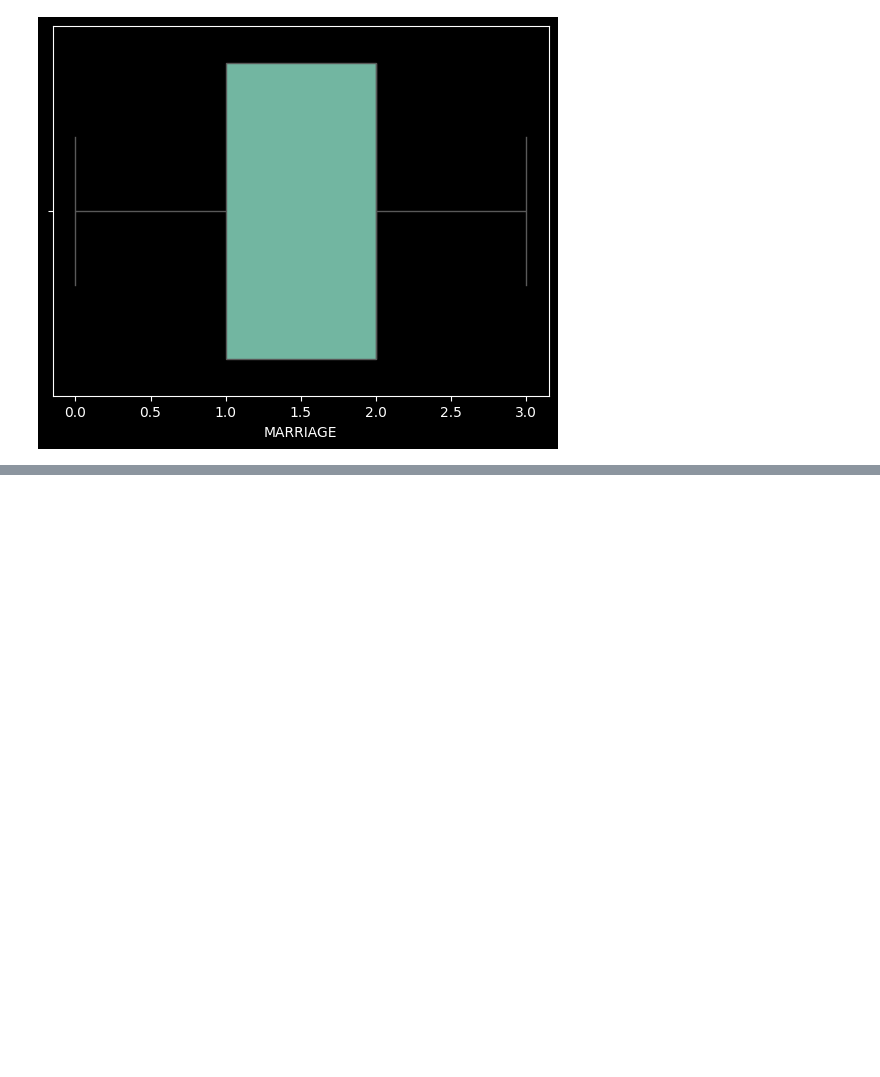
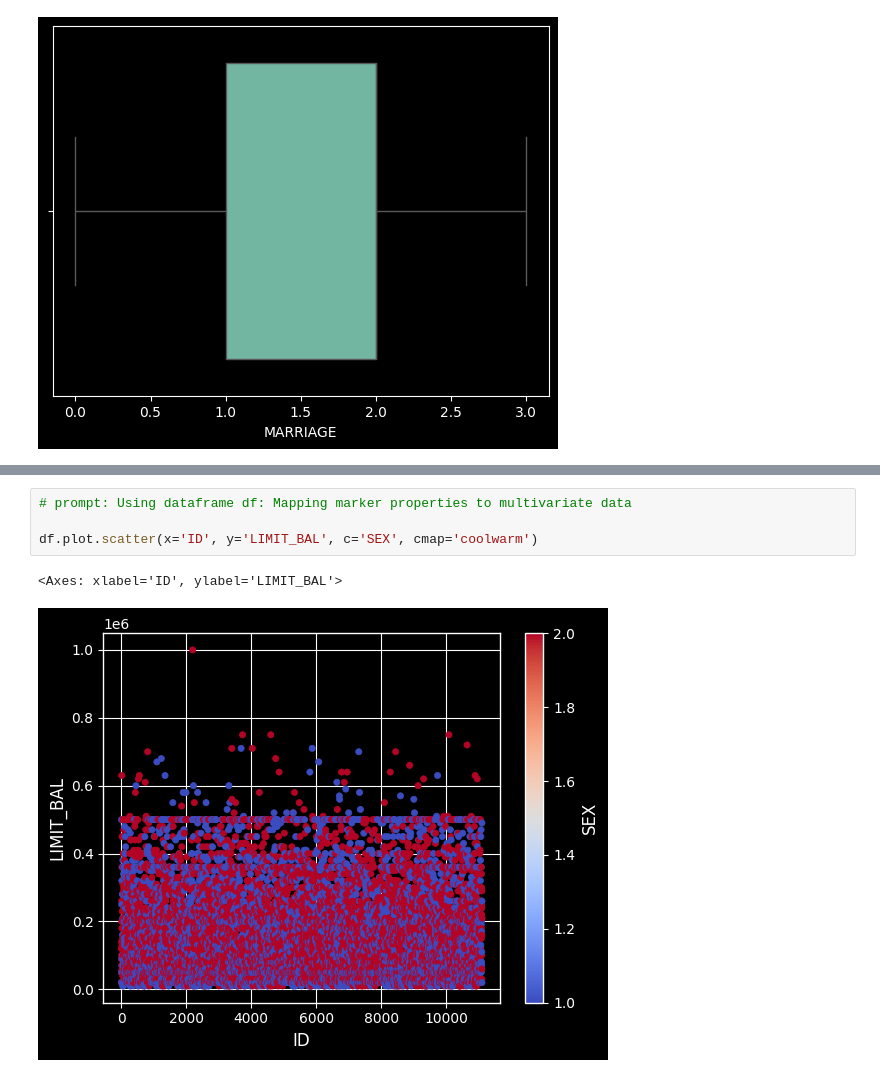
Before and after one commit to awaiskhan005/DATA-SCIENCE-AND-AI-, a Jupyter notebook: Credit_card_fraud_data_project.ipynb, the cells around one changed output, grey strips where cells are left out. Drawn from its saved outputs; the diff is of its cells as text; blank space fills up the shorter version.

```diff
--- a/Credit_card_fraud_data_project.ipynb
+++ b/Credit_card_fraud_data_project.ipynb
@@ -210,0 +255,7 @@ fig.show()
+# %%
+# prompt: Using dataframe df: Mapping marker properties to multivariate data
+
+df.plot.scatter(x='ID', y='LIMIT_BAL', c='SEX', cmap='coolwarm')
+# %% [output]
+<Axes: xlabel='ID', ylabel='LIMIT_BAL'>
+[figure, added]
```
Also changed, not shown: parts of 26 cells of this notebook.
